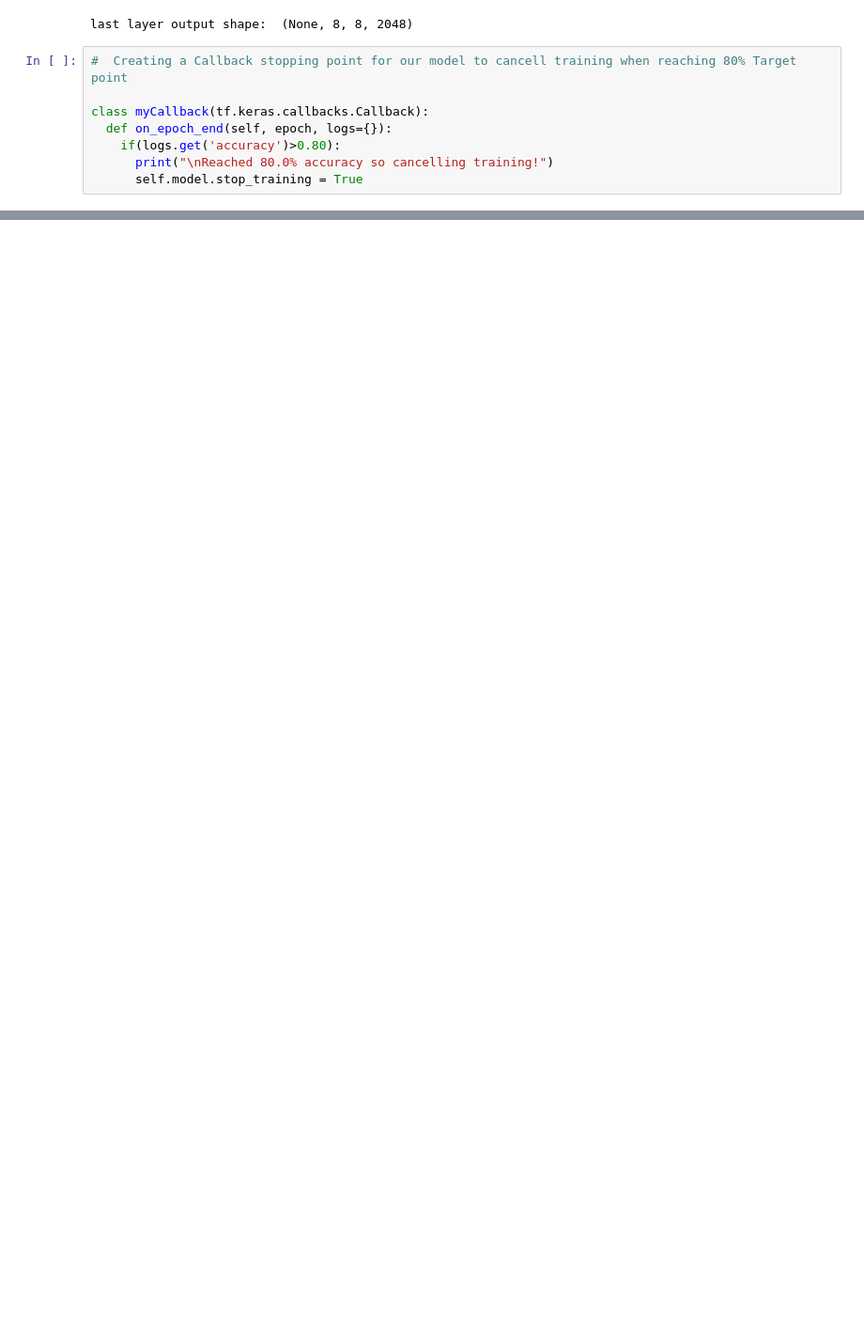
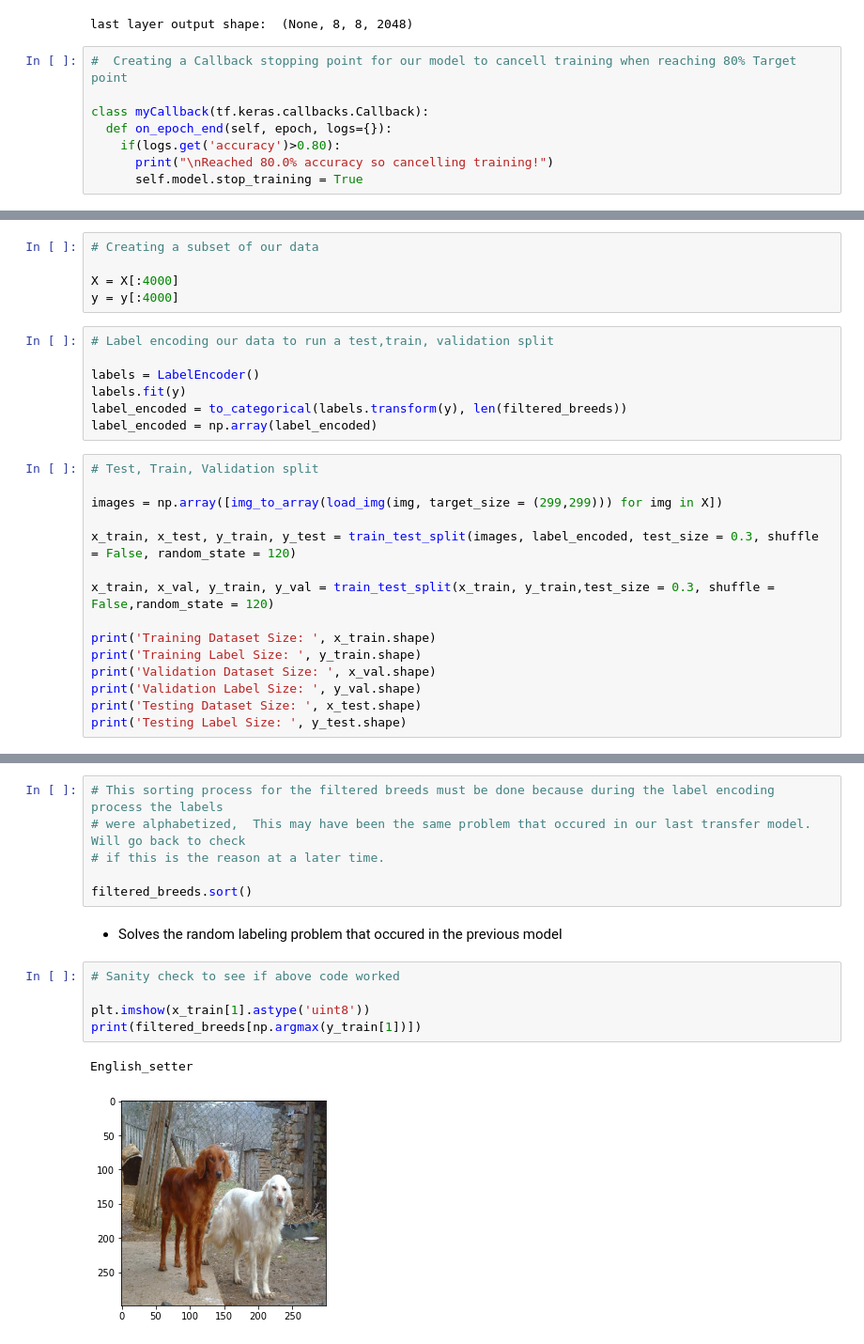
Before and after one commit to anguyen61191/Stanford-Dog-Dataset-Image-Classification, a Jupyter notebook: StanfordDogDataImageClassification.ipynb, the cells around one changed output, grey strips where cells are left out. Shown at 94% size. Cells and saved outputs as stored; diff of their text form; blank space fills up the shorter version.

```diff
--- a/StanfordDogDataImageClassification.ipynb
+++ b/StanfordDogDataImageClassification.ipynb
@@ -639,0 +705,27 @@ array([[0.02075512, 0.00383194, 0.00426957, 0.00361787, 0.00290307,
+# %%
+# Creating a subset of our data
+
+X = X[:4000]
+y = y[:4000]
+# %%
+# Label encoding our data to run a test,train, validation split
+
+labels = LabelEncoder()
+labels.fit(y)
+label_encoded = to_categorical(labels.transform(y), len(filtered_breeds))
+label_encoded = np.array(label_encoded)
+# %%
+# Test, Train, Validation split
+
+images = np.array([img_to_array(load_img(img, target_size = (299,299))) for img in X])
+
+x_train, x_test, y_train, y_test = train_test_split(images, label_encoded, test_size = 0.3, shuffle = False, random_state = 120)
+
+x_train, x_val, y_train, y_val = train_test_split(x_train, y_train,test_size = 0.3, shuffle = False,random_state = 120)
+
+print('Training Dataset Size: ', x_train.shape)
+print('Training Label Size: ', y_train.shape)
+print('Validation Dataset Size: ', x_val.shape)
+print('Validation Label Size: ', y_val.shape)
+print('Testing Dataset Size: ', x_test.shape)
+print('Testing Label Size: ', y_test.shape)
@@ -639,0 +741,16 @@ array([[0.02075512, 0.00383194, 0.00426957, 0.00361787, 0.00290307,
+# %%
+# This sorting process for the filtered breeds must be done because during the label encoding process the labels
+# were alphabetized,  This may have been the same problem that occured in our last transfer model.  Will go back to check
+# if this is the reason at a later time.
+
+filtered_breeds.sort()
+# %% [markdown]
+- Solves the random labeling problem that occured in the previous model
+# %%
+# Sanity check to see if above code worked
+
+plt.imshow(x_train[1].astype('uint8'))
+print(filtered_breeds[np.argmax(y_train[1])])
+# %% [output]
+English_setter
+[figure, added]
```
Also changed, not shown: parts of 61 cells of this notebook, 21 other files.
